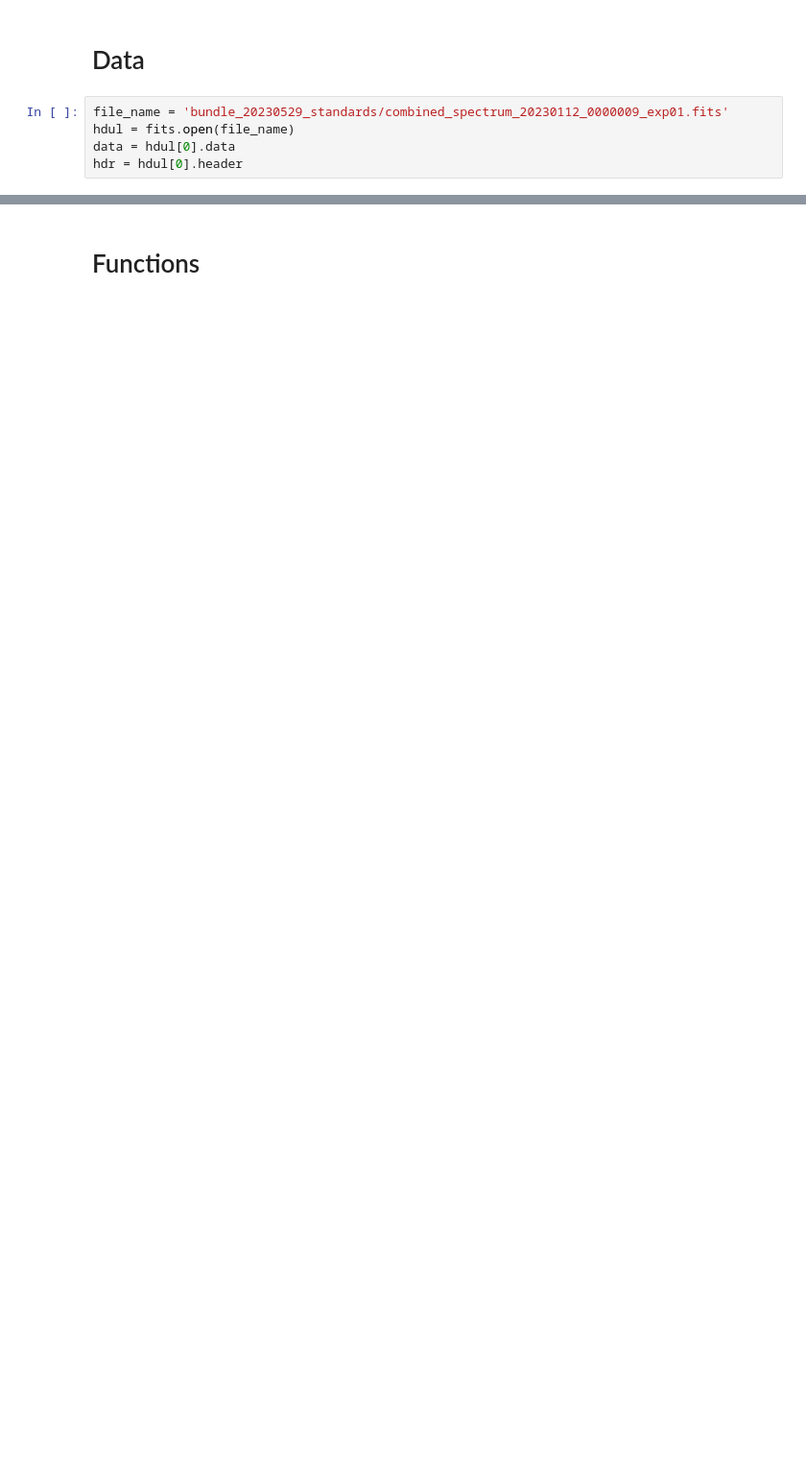
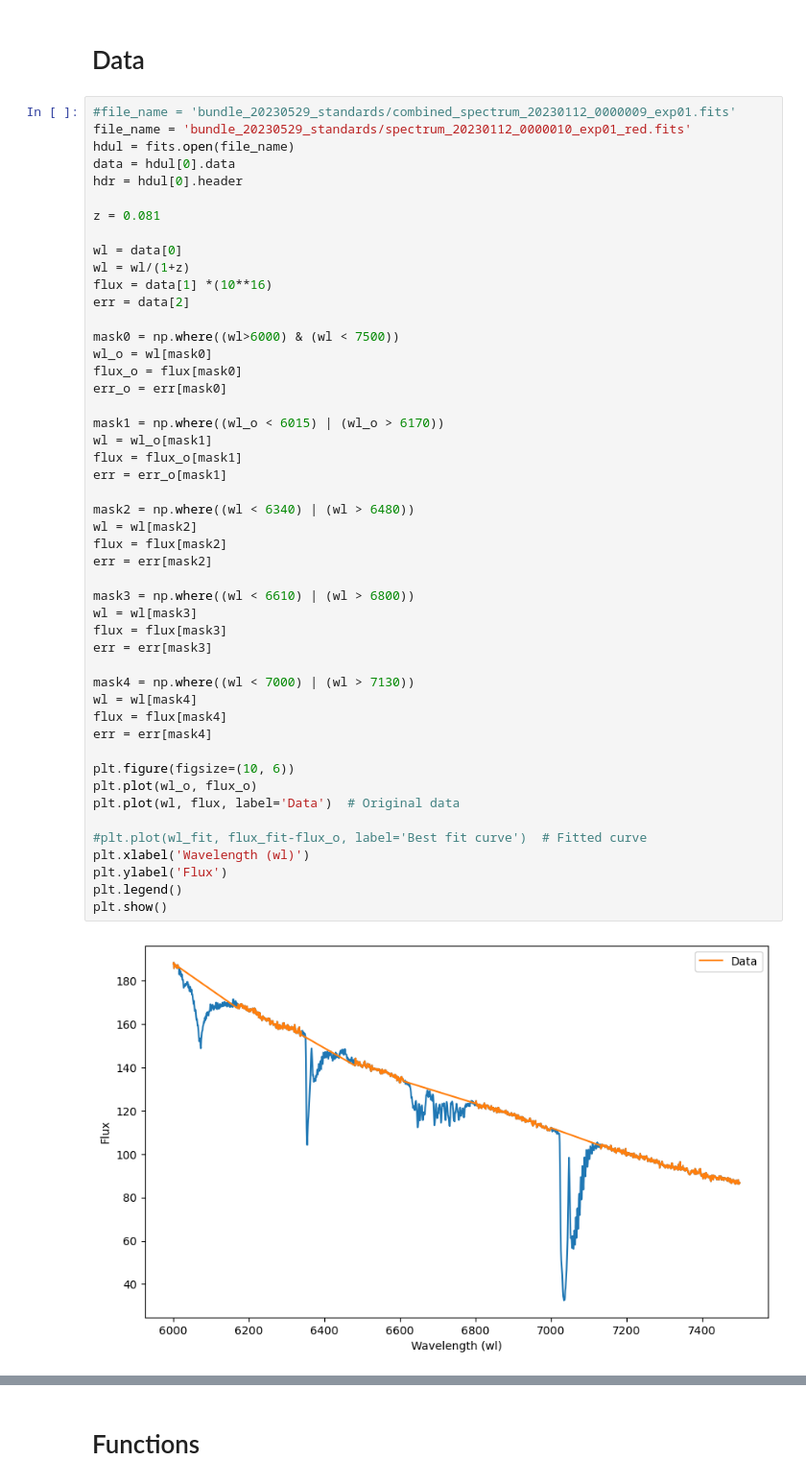
Before and after one commit to seratsaad/ticktock, a Jupyter notebook: Standards.ipynb, the cells around one changed output, grey strips where cells are left out. Shown at 96% size. Drawn from its saved outputs; the diff is of its cells as text; blank space fills up the shorter version.

```diff
--- a/Standards.ipynb
+++ b/Standards.ipynb
@@ -6,7 +9,52 @@ import numpy as np
 # %% [markdown]
 # Data
 # %%
-file_name = 'bundle_20230529_standards/combined_spectrum_20230112_0000009_exp01.fits'
+#file_name = 'bundle_20230529_standards/combined_spectrum_20230112_0000009_exp01.fits'
+file_name = 'bundle_20230529_standards/spectrum_20230112_0000010_exp01_red.fits'
 hdul = fits.open(file_name)
 data = hdul[0].data
 hdr = hdul[0].header
+
+z = 0.081
+
+wl = data[0]
+wl = wl/(1+z)
+flux = data[1] *(10**16)
+err = data[2]
+
+mask0 = np.where((wl>6000) & (wl < 7500))
+wl_o = wl[mask0]
+flux_o = flux[mask0]
+err_o = err[mask0]
+
+mask1 = np.where((wl_o < 6015) | (wl_o > 6170))
+wl = wl_o[mask1]
+flux = flux_o[mask1]
+err = err_o[mask1]
+
+mask2 = np.where((wl < 6340) | (wl > 6480))
+wl = wl[mask2]
+flux = flux[mask2]
+err = err[mask2]
+
+mask3 = np.where((wl < 6610) | (wl > 6800))
+wl = wl[mask3]
+flux = flux[mask3]
+err = err[mask3]
+
+mask4 = np.where((wl < 7000) | (wl > 7130))
+wl = wl[mask4]
+flux = flux[mask4]
+err = err[mask4]
+
+plt.figure(figsize=(10, 6))
+plt.plot(wl_o, flux_o)
+plt.plot(wl, flux, label='Data')  # Original data
+
+#plt.plot(wl_fit, flux_fit-flux_o, label='Best fit curve')  # Fitted curve
+plt.xlabel('Wavelength (wl)')
+plt.ylabel('Flux')
+plt.legend()
+plt.show()
+# %% [output]
+[figure, added]
```
Also changed, not shown: parts of 5 cells of this notebook, 4 other files.
